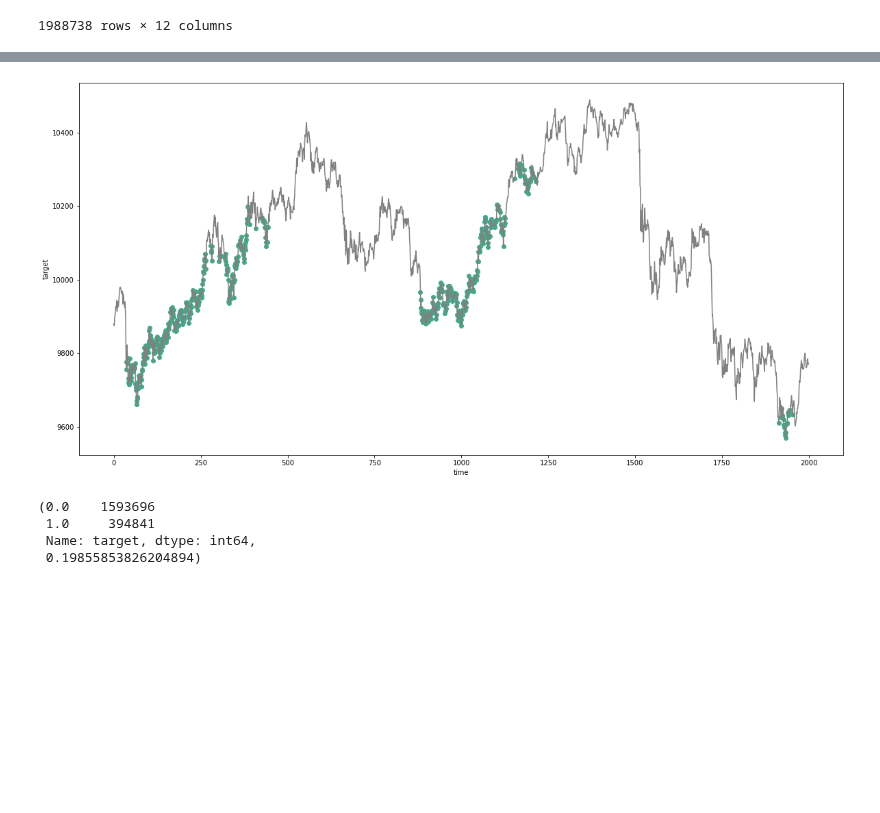
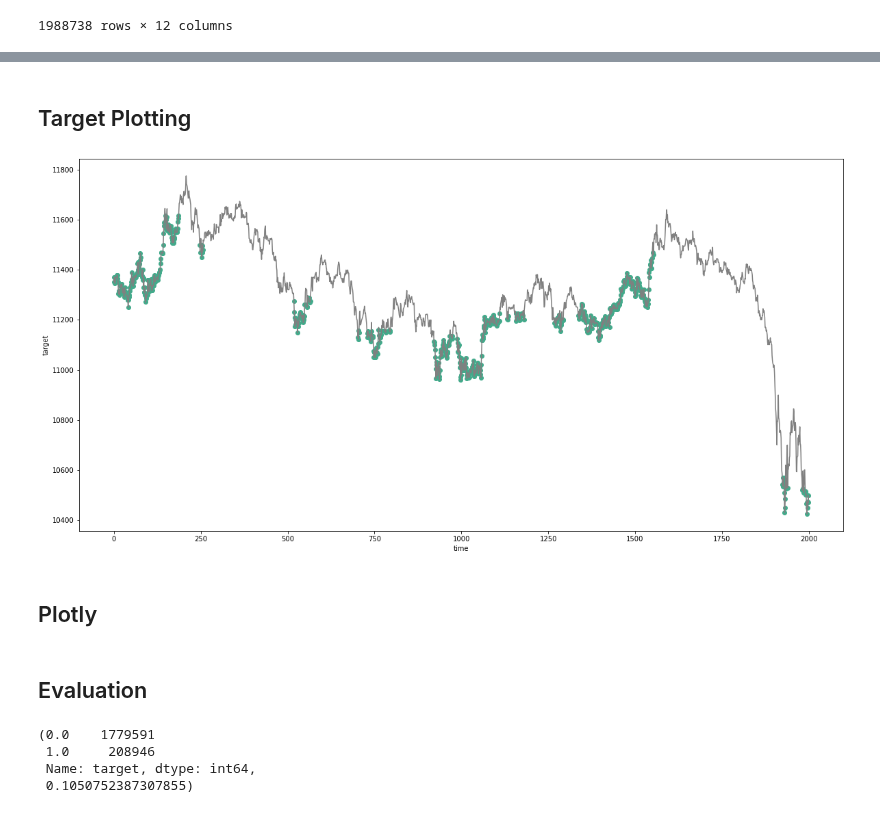
Before and after one commit to sunnymnie/bitcoin-printer, a Jupyter notebook: tate/target/tpsl-short-term-dip.ipynb, the cells around one changed output, grey strips where cells are left out. Drawn from its saved outputs; the diff is of its cells as text; code cells hidden in the pictures; blank space fills up the shorter version.

Commit message:
update fast target and fix big issue

```diff
--- a/tate/target/tpsl-short-term-dip.ipynb
+++ b/tate/target/tpsl-short-term-dip.ipynb
@@ -32,8 +35,5 @@ df
 # %%
 # df = df[1970000:1980000]
-# %%
-for i,c in enumerate(df['close']):
-    acc = []
 # %%
 def get_target(df, span:int, tp:float, sl:float):
     """
@@ -106,14 +67,4 @@ def get_target_faster(df, span:int, tp:float, sl:float):
 # %%
-def npmax(l):
-    max_idx = np.argmax(l)
-    max_val = l[max_idx]
-    return (max_idx, max_val)
-
-def npmin(l):
-    min_idx = np.argmin(l)
-    min_val = l[min_idx]
-    return (min_idx, min_val)
-
 def get_target_even_faster(df, span:int, tp:float, sl:float):
     target = []
     sdf = df[['close','high','low']]
@@ -121,6 +72,7 @@ def get_target_even_faster(df, span:int, tp:float, sl:float):
     i_high = npmax(sdf['high'][0:span])[0]
     i_low = npmin(sdf['low'][0:span])[0]
 
+    start_time = time.time()
 
     for i in range(sdf.shape[0]):
 
@@ -138,19 +90,27 @@ def get_target_even_faster(df, span:int, tp:float, sl:float):
 
 
         if i_high+1 == i:
-            i_high, high = npmax(sdf['high'][i+1:i+span])
+            i_high = np.argmax(sdf['high'][i+1:i+span])
+            high = sdf['high'][i_high]
+        elif sdf['high'][i+span] > sdf['high'][i_high]:
+            i_high = i+span
+            high = sdf['high'][i+span]
         else:
-            i_high, high = npmax([i_high, sdf['high'][i+span]])
+            high = sdf['high'][i_high]
 
         if i_low+1 == i:
-            i_low, low = npmin(sdf['low'][i+1:i+span])
+            i_low = np.argmin(sdf['low'][i+1:i+span])
+            low = sdf['low'][i_low]
+        elif sdf['low'][i+span] < sdf['low'][i_low]:
+            i_low = i+span
+            low = sdf['low'][i+span]
         else:
-            i_low, low = npmin([i_low, sdf['low'][i+span]])
+            low = sdf['low'][i_low]
 
 
         target.append(1 if high>tp_price and low>sl_price else 0)
 
-    print(' DONE')
+    print(' DONE in %s seconds' % (time.time() - start_time))
     return target
 # %%
 df["target"] = get_target_even_faster(df, span=200, tp=1.5, sl=2.5)
@@ -159,5 +118,0 @@ df["target"] = get_target_even_faster(df, span=200, tp=1.5, sl=2.5)
-# %%
-import time
-start_time = time.time()
-df["target"] = get_target_even_faster(df, span=1000, tp=1.5, sl=2.5)
-print("--- %s seconds ---" % (time.time() - start_time))
@@ -167,33 +135,37 @@ print("--- %s seconds ---" % (time.time() - start_time))
+# %% [markdown]
+## Target Plotting
 # %%
 df["scatter_target"] = list(map(lambda x, c: c if x == 1 else None, df["target"], df["close"]))
 # %%
-d = df[271000:273000]
+d = df[231000:233000]
 
 fig,ax = plt.subplots(figsize=(20, 10))
 ax.scatter(range(len(d)),
            d.scatter_target,
             color="#43aa8b")
 # ax.axhline(y=0, color='darkgreen', linestyle='-')
 ax.set_xlabel("time")
 ax.set_ylabel("target")
 
 # ax.tick_params(labelbottom=False)
 # ax.axes.xaxis.set_visible(False)
 
 # ax2=ax.twinx()
 ax.plot(list(d.close),
          color="grey")
 
 # ax.set_ylabel("close")
 # fig.legend(["a", "b", "c", "d"])
 plt.show()
 # %% [output]
-[figure, old version]
+[figure, new version]
 # %%
 from plotly import __version__
 from plotly.offline import download_plotlyjs, init_notebook_mode, plot, iplot
 init_notebook_mode(connected=True)
 import plotly.graph_objects as go
+# %% [markdown]
+## Plotly
 # %%
 # d = df[1000000:]
 # fig = go.Figure()
@@ -201,13 +173,15 @@ import plotly.graph_objects as go
 # fig.add_trace(go.Scatter(x=d.index, y=d['scatter_target'], name='target'))
 
 # fig.show()
+# %% [markdown]
+## Evaluation
 # %%
 df.target.value_counts(), df.target.value_counts()[1]/(df.target.value_counts()[0]+df.target.value_counts()[1])
 # %% [output]
-(0.0    1593696
- 1.0     394841
+(0.0    1779591
+ 1.0     208946
  Name: target, dtype: int64,
- 0.19855853826204894)
+ 0.1050752387307855)
 # %%
 df.to_csv("../data/BTCUSDT-minute-target-tpsl.csv", index=False)
 # %%
```
Also changed, not shown: parts of 7 cells of this notebook.
